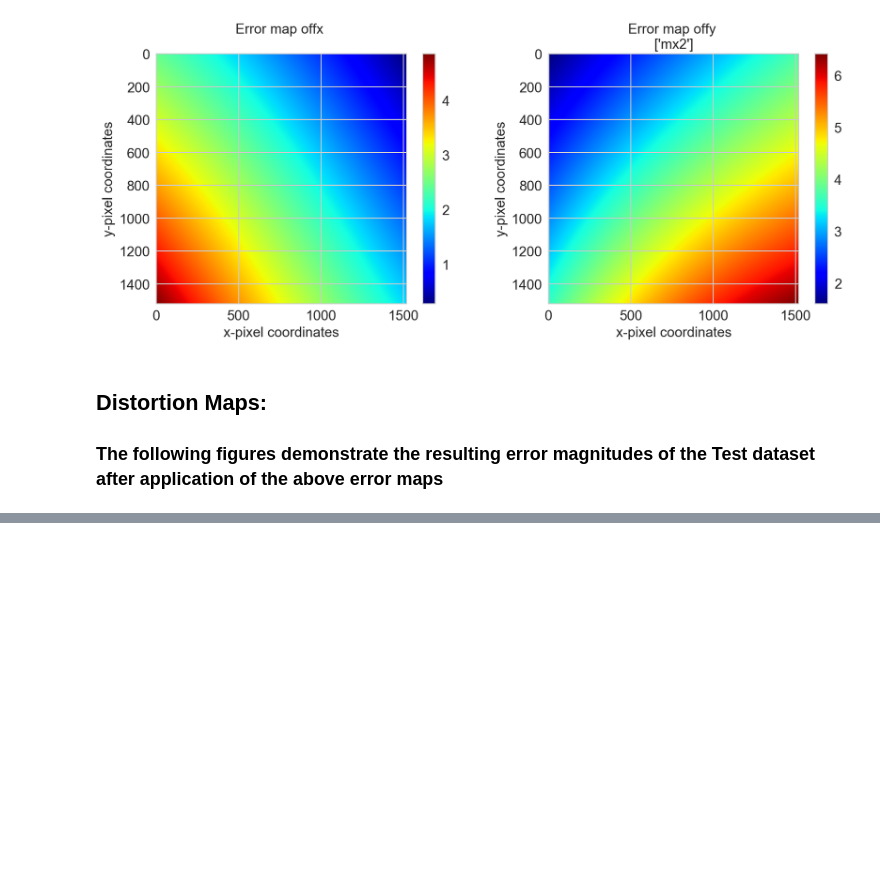
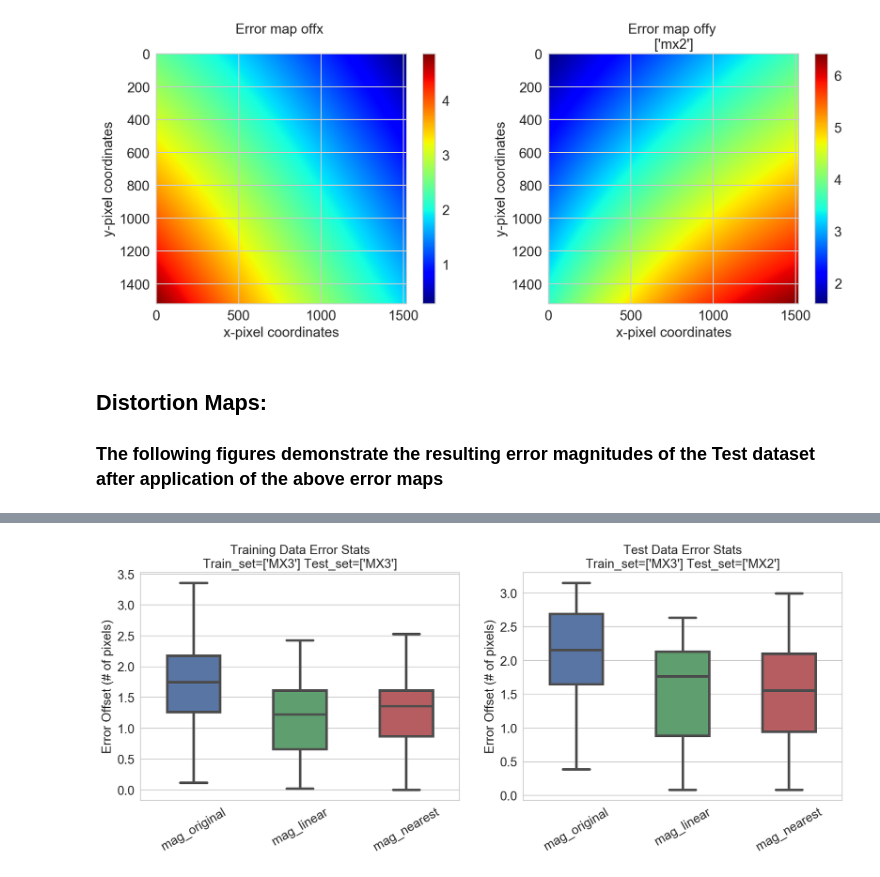
Before and after one commit to MuhammadVT/ECE5554_final_project, a Jupyter notebook: error_mapping.ipynb, the cells around one changed output, grey strips where cells are left out. Saved outputs shown, nothing was run; the diff lists cells and outputs as text; code cells hidden in the pictures; blank space fills up the shorter version.

```diff
--- a/error_mapping.ipynb
+++ b/error_mapping.ipynb
@@ -174,0 +210,7 @@ ax2.set_xticklabels(ax2.get_xticklabels(),rotation=30)
+# %%
+train_set=['mx3']
+test_set=['mx2']
+data_train,data_test=load_data(train_set=train_set,test_set=test_set)
+plot_stats(data_train,data_test,train_set=train_set,test_set=test_set,col=['mag','starname'])
+# %% [output]
+[figure, added]
```
Also changed, not shown: parts of 11 cells of this notebook.
